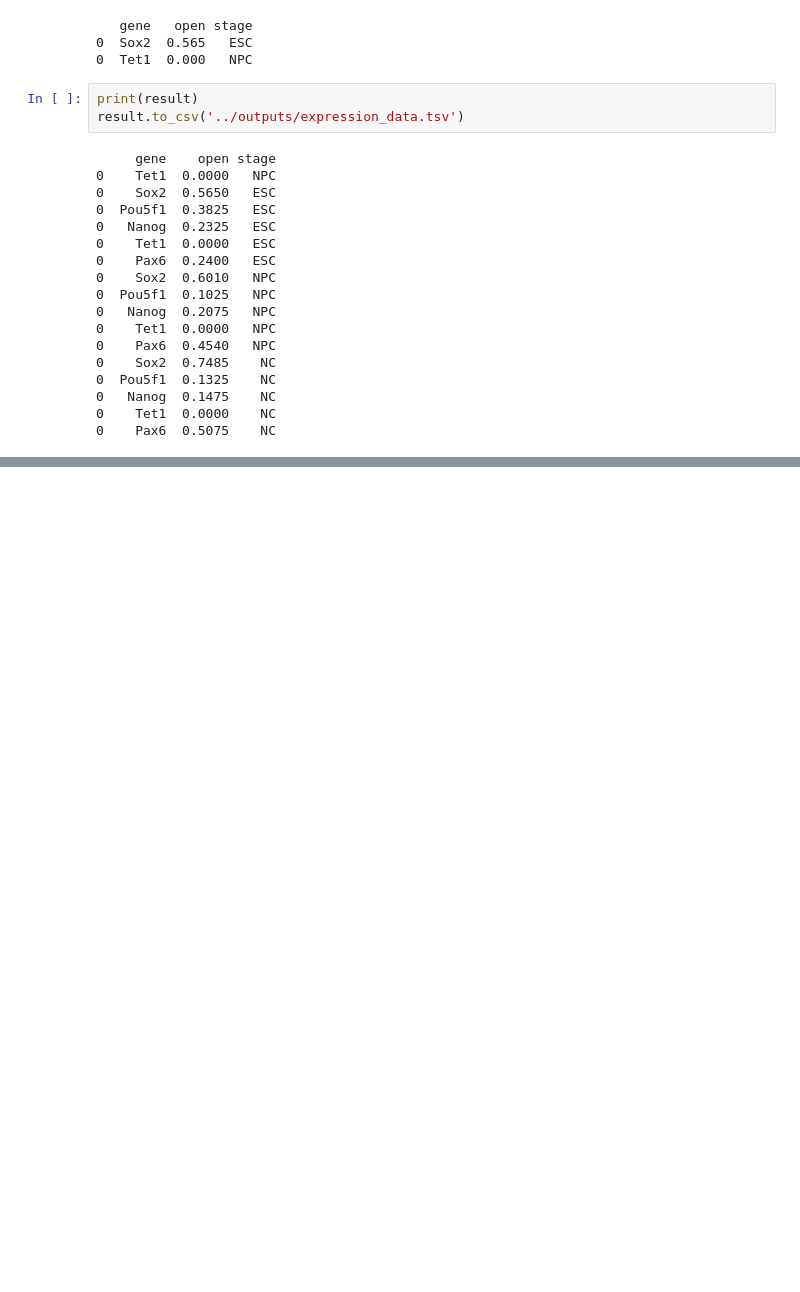
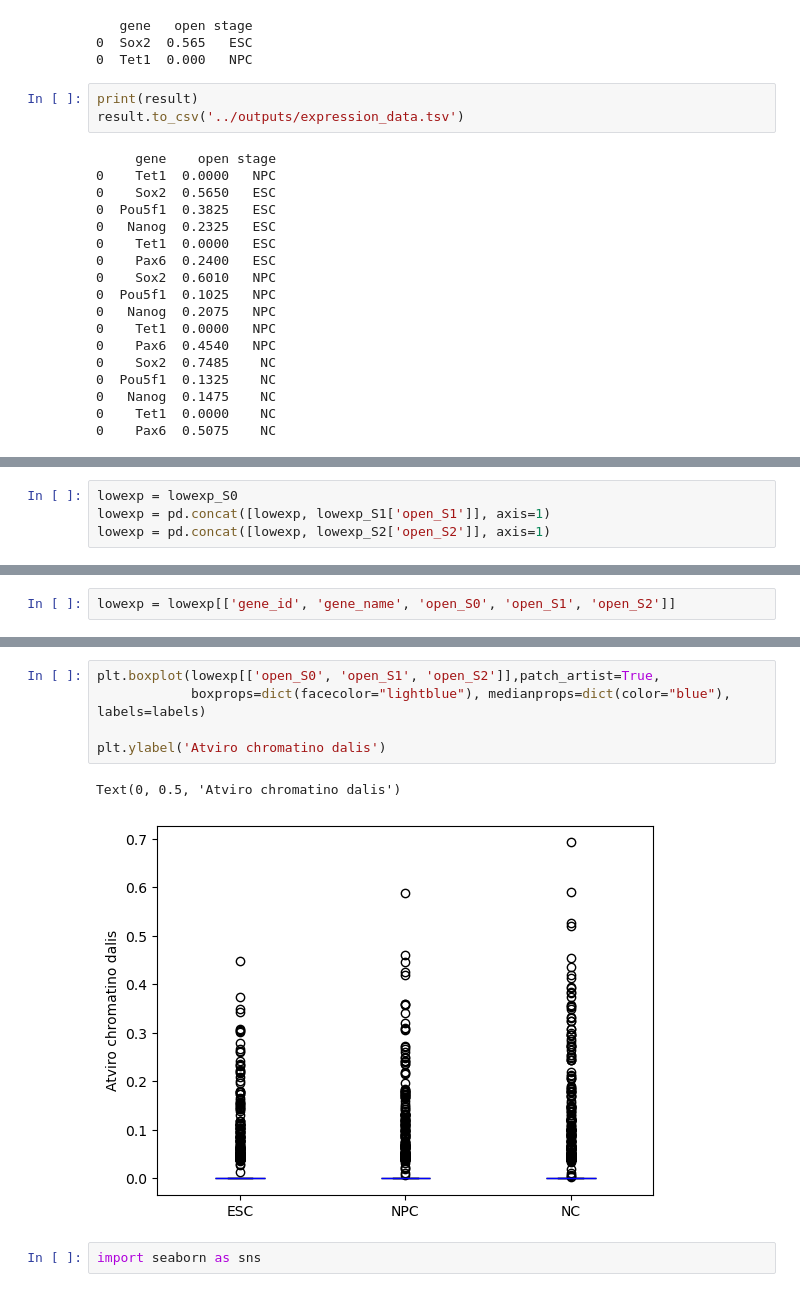
Before and after one commit to lu-kup/bio-baigiamasis, a Jupyter notebook: scripts/gene_analysis.ipynb, the cells around one changed output, grey strips where cells are left out. Drawn from its saved outputs; the diff is of its cells as text; blank space fills up the shorter version.

```diff
--- a/scripts/gene_analysis.ipynb
+++ b/scripts/gene_analysis.ipynb
@@ -378,0 +711,4 @@ result.to_csv('../outputs/expression_data.tsv')
+# %%
+lowexp = lowexp_S0
+lowexp = pd.concat([lowexp, lowexp_S1['open_S1']], axis=1)
+lowexp = pd.concat([lowexp, lowexp_S2['open_S2']], axis=1)
@@ -378,0 +719,2 @@ result.to_csv('../outputs/expression_data.tsv')
+# %%
+lowexp = lowexp[['gene_id', 'gene_name', 'open_S0', 'open_S1', 'open_S2']]
@@ -378,0 +737,10 @@ result.to_csv('../outputs/expression_data.tsv')
+# %%
+plt.boxplot(lowexp[['open_S0', 'open_S1', 'open_S2']],patch_artist=True,
+            boxprops=dict(facecolor="lightblue"), medianprops=dict(color="blue"), labels=labels)
+
+plt.ylabel('Atviro chromatino dalis')
+# %% [output]
+Text(0, 0.5, 'Atviro chromatino dalis')
+[figure, added]
+# %%
+import seaborn as sns
```
Also changed, not shown: parts of 53 cells of this notebook, 8 other files.
